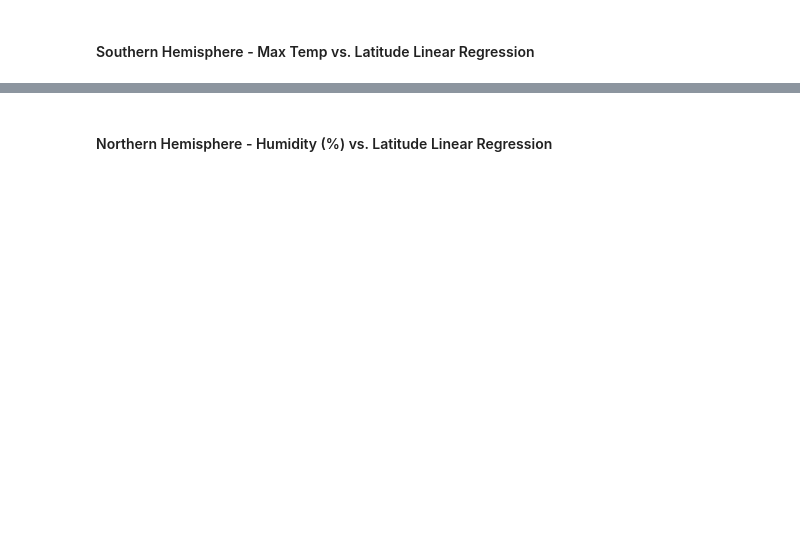
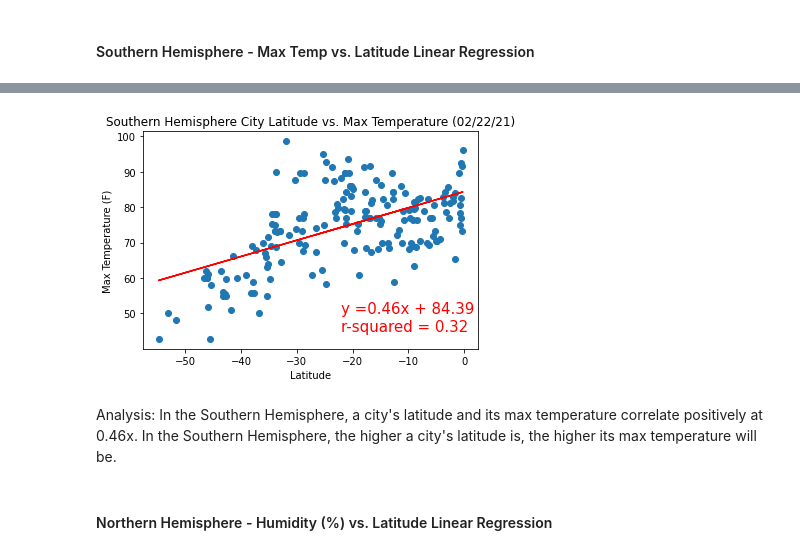
Before and after one commit to wesleylo/python-api-challenge, a Jupyter notebook: starter_code/WeatherPy.ipynb, the cells around one changed output, grey strips where cells are left out. Drawn from its saved outputs; the diff is of its cells as text; code cells hidden in the pictures; blank space fills up the shorter version.

```diff
--- a/starter_code/WeatherPy.ipynb
+++ b/starter_code/WeatherPy.ipynb
@@ -273,2 +313,42 @@ The r-value is: 0.6082708688906918
+# %%
+# Define x, y values
+southern_hemi_df = city_data_df.loc[(city_data_df["Lat"] < 0)]
+x_values = southern_hemi_df["Lat"]
+y_values = southern_hemi_df["Max Temp"]
+
+
+# find linear regression values
+# (slope, intercept, rvalue, pvalue, stderr) = linregress(total_equipment, burned_acreage)
+# regress_values = total_equipment * slope + intercept
+(slope, intercept, rvalue, pvalue, stderr) = linregress(x_values, y_values)
+regress_values = np.asarray(x_values) * slope + intercept
+
+# calculate r-squared
+rsquared = round(rvalue**2,2)
+
+# line equation y = mx + b
+line_eq = "y =" + str(round(slope,2)) + "x + " + str(round(intercept,2))
+
+# create scatter plot
+plt.scatter(x_values, y_values)
+
+# add regression line
+plt.plot(x_values, regress_values, "r-")
+
+# add title and labels
+plt.title("Southern Hemisphere City Latitude vs. Max Temperature (%s)" % time.strftime("%x"))
+plt.xlabel("Latitude")
+plt.ylabel("Max Temperature (F)")
+
+# add annotation
+plt.annotate(line_eq,(-22,50), fontsize=15, color="red")
+plt.annotate(f"r-squared = {rsquared}",(-22,45),fontsize=15,color="red")
+
+plt.savefig("output_data/southern-hemi-latitude-temp.png")
+plt.show()
+# %% [output]
+[figure, added]
+# %% [markdown]
+Analysis: In the Southern Hemisphere, a city's latitude and its max temperature correlate positively at 0.46x. In the Southern Hemisphere, the higher a city's latitude is, the higher its max temperature will be.
 # %% [markdown]
 ####  Northern Hemisphere - Humidity (%) vs. Latitude Linear Regression
```
Also changed, not shown: parts of 23 cells of this notebook, 9 other files.
